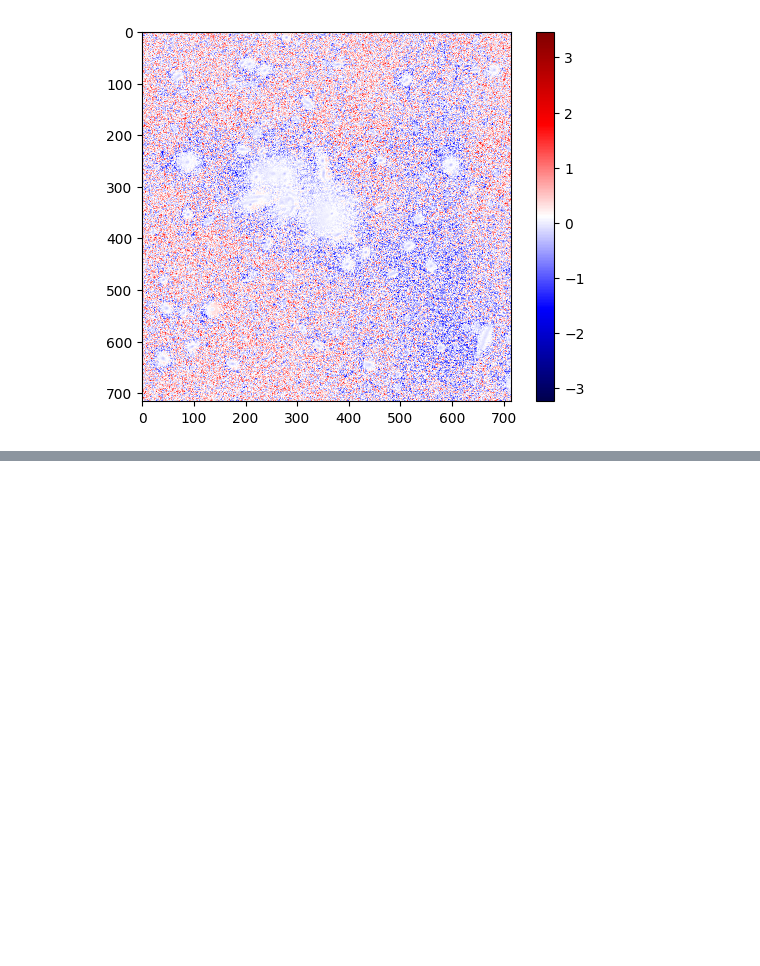
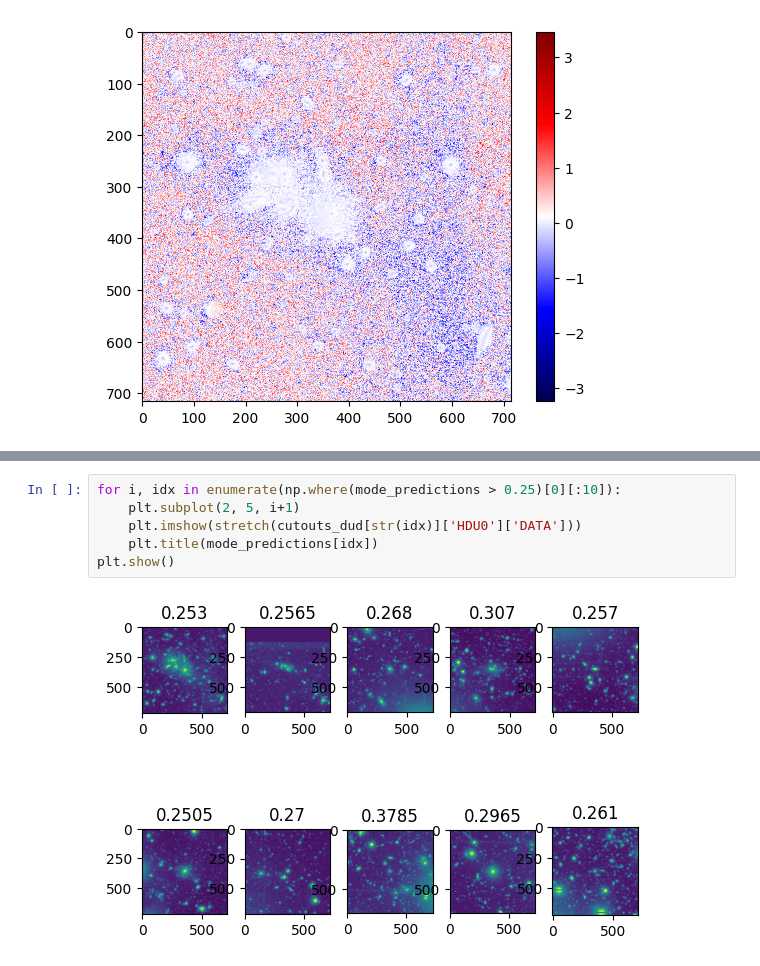
Before and after one commit to lpcan/ml_icl, a Jupyter notebook: notebooks/testing_model.ipynb, the cells around one changed output, grey strips where cells are left out. Saved outputs shown, nothing was run; the diff lists cells and outputs as text; blank space fills up the shorter version.

```diff
--- a/notebooks/testing_model.ipynb
+++ b/notebooks/testing_model.ipynb
@@ -176,0 +347,8 @@ plt.show()
+# %%
+for i, idx in enumerate(np.where(mode_predictions > 0.25)[0][:10]):
+    plt.subplot(2, 5, i+1)
+    plt.imshow(stretch(cutouts_dud[str(idx)]['HDU0']['DATA']))
+    plt.title(mode_predictions[idx])
+plt.show()
+# %% [output]
+[figure, added]
```
Also changed, not shown: parts of 20 cells of this notebook, 2 other files.
